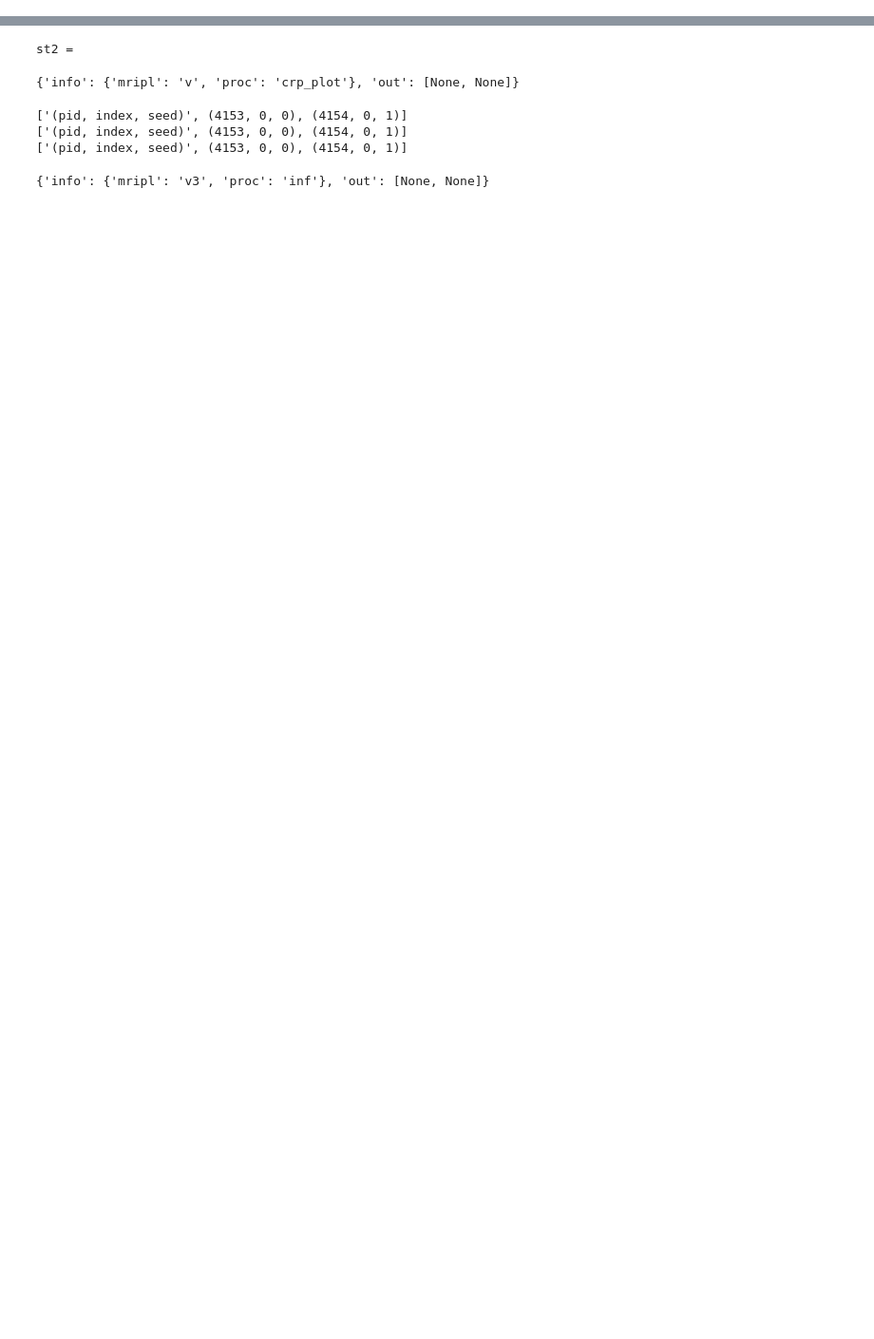
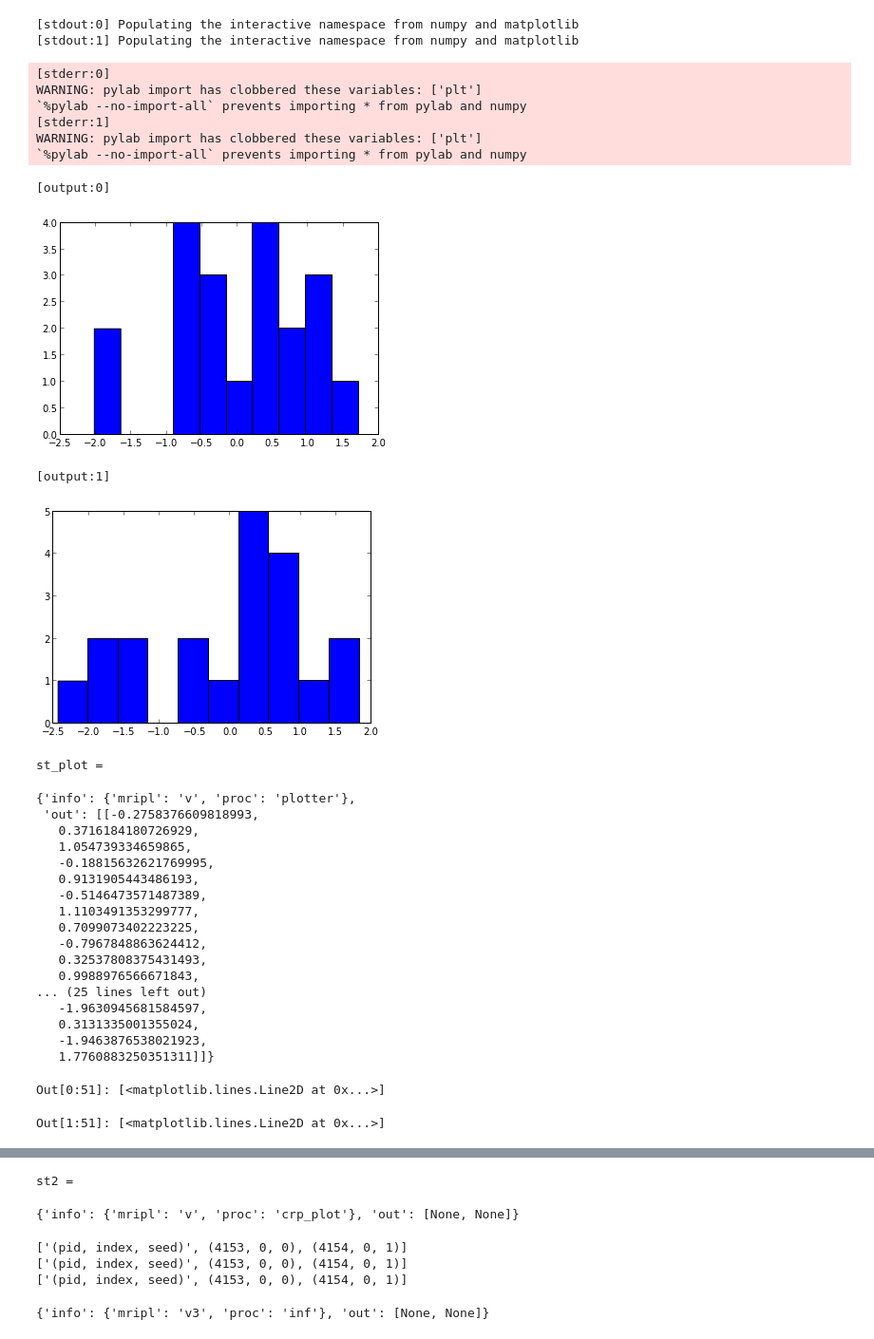
Before and after one commit to owainevans/myunit, a Jupyter notebook: test_crp_ip_parallel.ipynb, the cells around one changed output, grey strips where cells are left out. Shown at 95% size. Saved outputs shown, nothing was run; the diff lists cells and outputs as text; code cells hidden in the pictures; blank space fills up the shorter version.

```diff
--- a/test_crp_ip_parallel.ipynb
+++ b/test_crp_ip_parallel.ipynb
@@ -60,0 +57,50 @@ st =
+# %%
+%%mr_map v plotter st_plot
+import os
+pid = os.getpid()
+%pylab inline
+def plotter(ripl):
+    x=[ripl.sample('(normal 0 1)') for i in range(20) ]
+    fig,ax = plt.subplots()
+    ax.hist(x)
+    fig.savefig('/home/owainevans/temp%i.png' % pid )
+    return x
+# %% [output]
+[stdout:0] Populating the interactive namespace from numpy and matplotlib
+[stdout:1] Populating the interactive namespace from numpy and matplotlib
+[stderr:0]
+WARNING: pylab import has clobbered these variables: ['plt']
+`%pylab --no-import-all` prevents importing * from pylab and numpy
+[stderr:1]
+WARNING: pylab import has clobbered these variables: ['plt']
+`%pylab --no-import-all` prevents importing * from pylab and numpy
+[output:0]
+[figure, added]
+[output:1]
+[figure, added]
+st_plot =
+{'info': {'mripl': 'v', 'proc': 'plotter'},
+ 'out': [[-0.2758376609818993,
+   0.3716184180726929,
+   1.054739334659865,
+   -0.18815632621769995,
+   0.9131905443486193,
+   -0.5146473571487389,
+   1.1103491353299777,
+   0.7099073402223225,
+   -0.7967848863624412,
+   0.32537808375431493,
+   0.9988976566671843,
+... (25 lines left out)
+   -1.9630945681584597,
+   0.3131335001355024,
+   -1.9463876538021923,
+   1.7760883250351311]]}
+# %%
+cli=Client(); dv=cli[:]
+cli.clear()
+%px import matplotlib.pylab as plt
+%px plt.plot(range(1,5),range(1,5))
+# %% [output]
+Out[0:51]: [<matplotlib.lines.Line2D at 0x...>]
+Out[1:51]: [<matplotlib.lines.Line2D at 0x...>]
```
Also changed, not shown: parts of 7 cells of this notebook.
